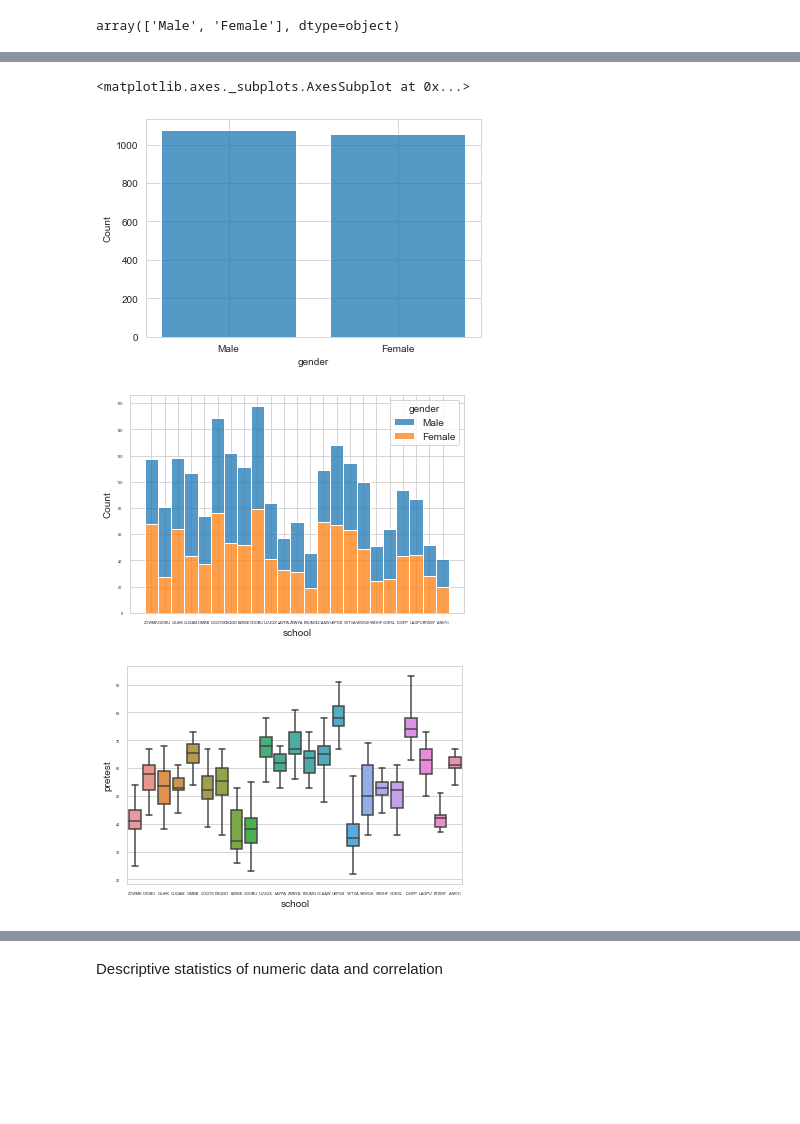
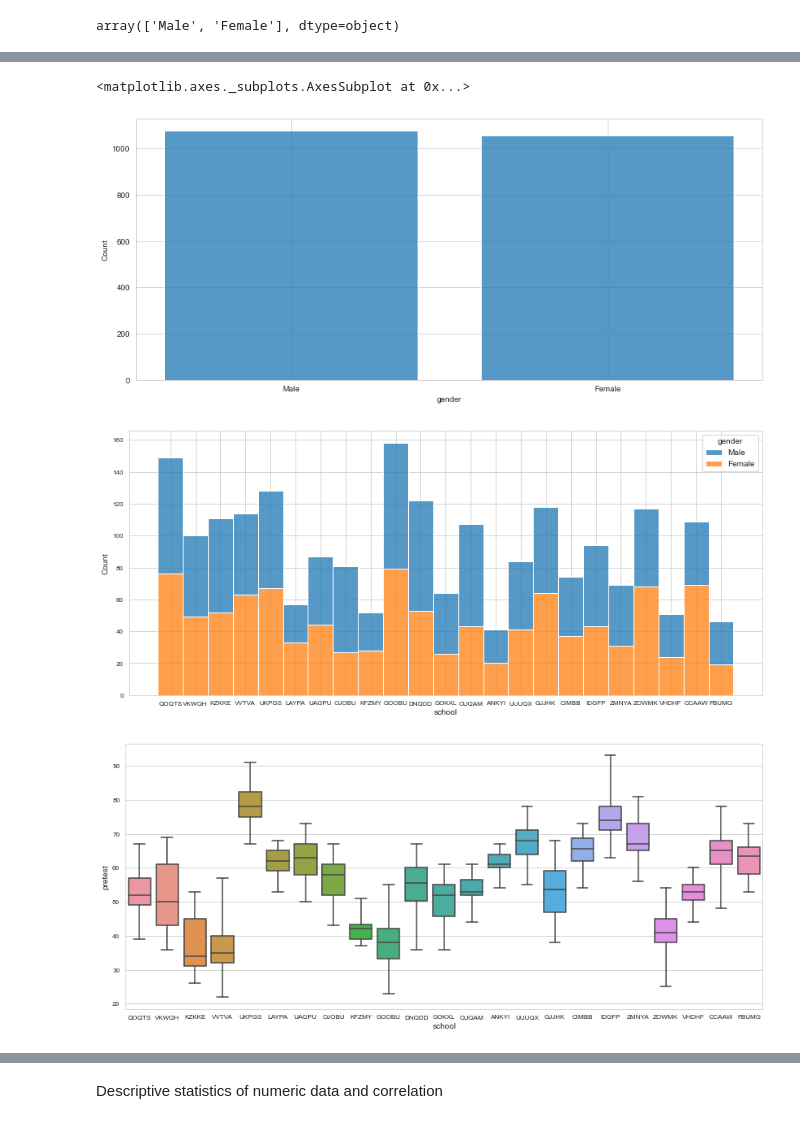
Before and after one commit to tolgarecep/test-scores, a Jupyter notebook: test-scores.ipynb, the cells around one changed output, grey strips where cells are left out. Drawn from its saved outputs; the diff is of its cells as text; code cells hidden in the pictures; blank space fills up the shorter version.

```diff
--- a/test-scores.ipynb
+++ b/test-scores.ipynb
@@ -44,16 +44,19 @@ array(['Qualifies for reduced/free lunch', 'Does not qualify'],
       dtype=object)
 # %%
 sns.set_style('whitegrid')
+plt.subplots(figsize=(14, 6))
 sns.histplot(data, x="gender", shrink=0.8)
 # %% [output]
 <matplotlib.axes._subplots.AxesSubplot at 0x...>
-[figure, old version]
+[figure, new version]
 # %%
-sns.histplot(data, x='school', hue="gender", multiple="stack").tick_params(labelsize=3.9)
+plt.subplots(figsize=(14, 6))
+sns.histplot(data, x='school', hue="gender", multiple="stack").tick_params(labelsize=8.1)
 # %% [output]
-[figure, old version]
+[figure, new version]
 # %%
-sns.boxplot(data=data, x="school", y="pretest", whis=np.inf).tick_params(labelsize=3.9)
+plt.subplots(figsize=(14, 6))
+sns.boxplot(data=data, x="school", y="pretest", whis=np.inf).tick_params(labelsize=8.1)
 # %% [output]
-[figure, old version]
+[figure, new version]
 # %%
```
Also changed, not shown: parts of 28 cells of this notebook, 1 other file.
